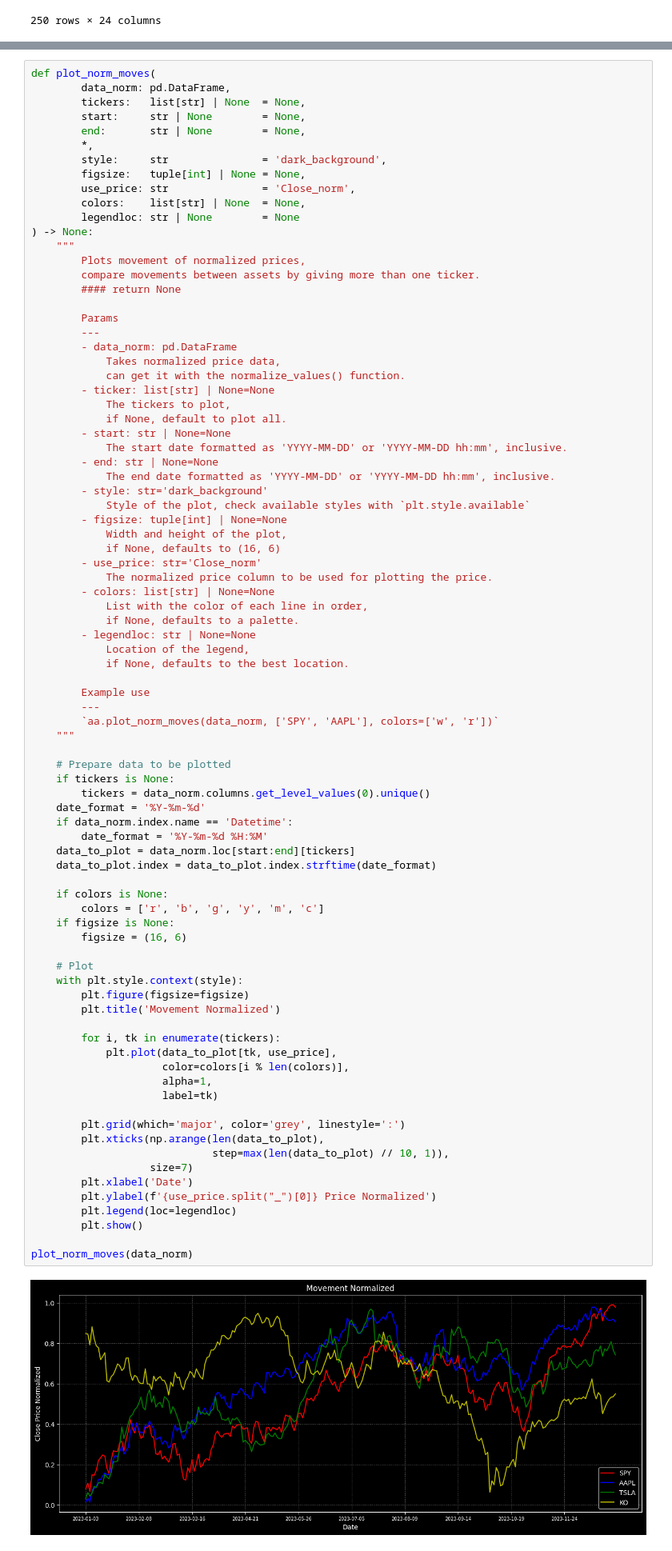
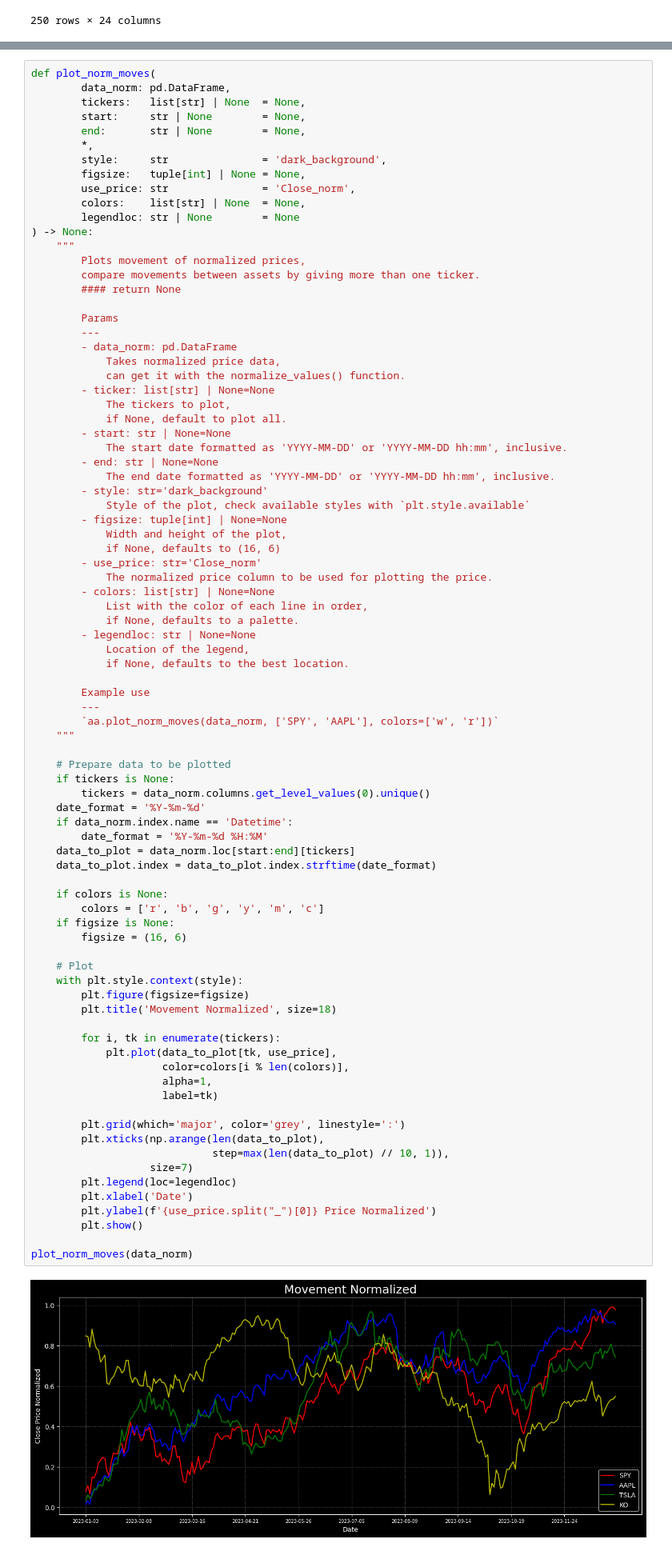
Before and after one commit to AndryADSM/AndryADSM, a Jupyter notebook: asset_analyzer.ipynb, the cells around one changed output, grey strips where cells are left out. Shown at 80% size. Saved outputs shown, nothing was run; the diff lists cells and outputs as text.

```diff
--- a/asset_analyzer.ipynb
+++ b/asset_analyzer.ipynb
@@ -975,36 +976,36 @@ def plot_norm_moves(
     if data_norm.index.name == 'Datetime':
         date_format = '%Y-%m-%d %H:%M'
     data_to_plot = data_norm.loc[start:end][tickers]
     data_to_plot.index = data_to_plot.index.strftime(date_format)
 
     if colors is None:
         colors = ['r', 'b', 'g', 'y', 'm', 'c']
     if figsize is None:
         figsize = (16, 6)
 
     # Plot
     with plt.style.context(style):
         plt.figure(figsize=figsize)
-        plt.title('Movement Normalized')
+        plt.title('Movement Normalized', size=18)
 
         for i, tk in enumerate(tickers):
             plt.plot(data_to_plot[tk, use_price],
                      color=colors[i % len(colors)],
                      alpha=1,
                      label=tk)
 
         plt.grid(which='major', color='grey', linestyle=':')
         plt.xticks(np.arange(len(data_to_plot),
                              step=max(len(data_to_plot) // 10, 1)),
                    size=7)
+        plt.legend(loc=legendloc)
         plt.xlabel('Date')
         plt.ylabel(f'{use_price.split("_")[0]} Price Normalized')
-        plt.legend(loc=legendloc)
         plt.show()
 
 plot_norm_moves(data_norm)
 # %% [output]
-[figure, old version]
+[figure, new version]
 # %%
 def plot_norm_vol(
     data_norm: pd.DataFrame,
```
Also changed, not shown: parts of 18 cells of this notebook.
